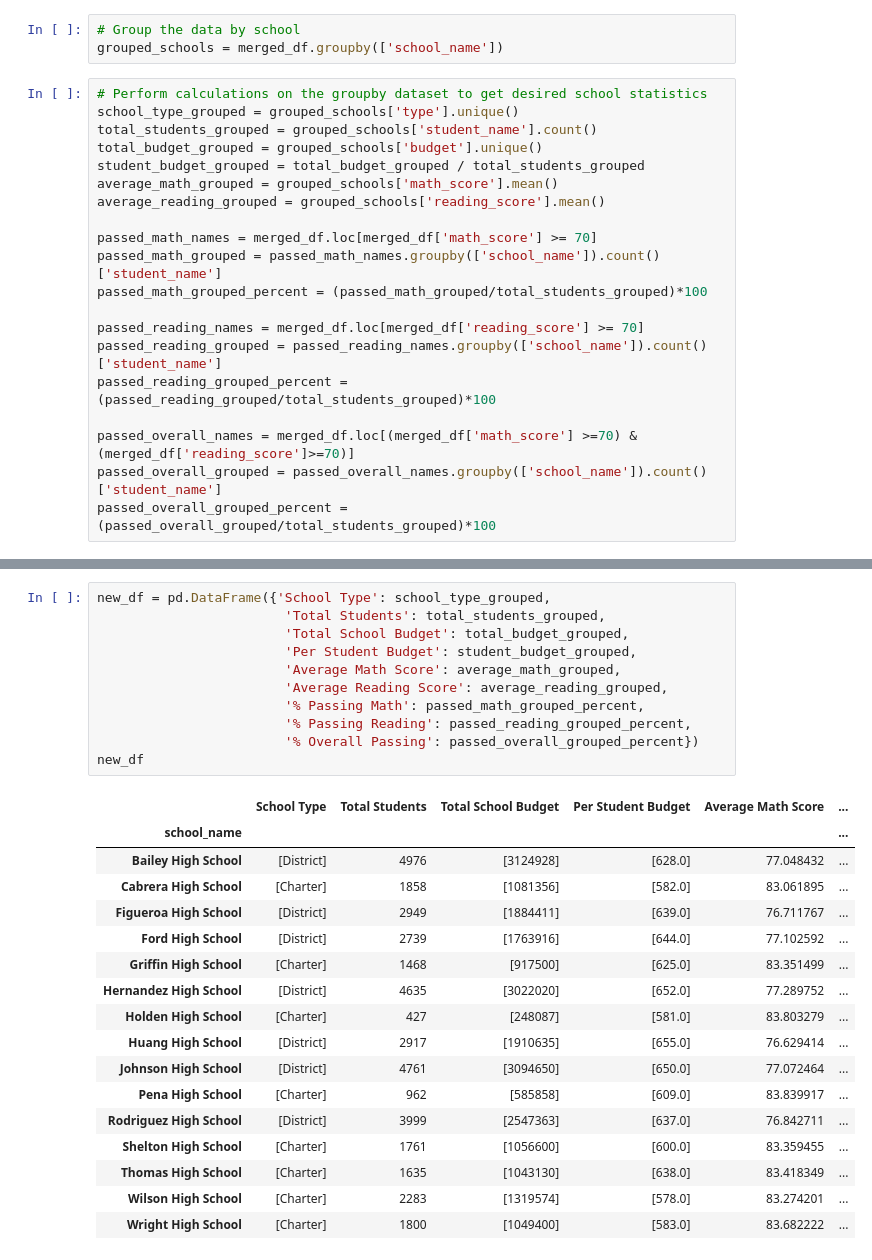
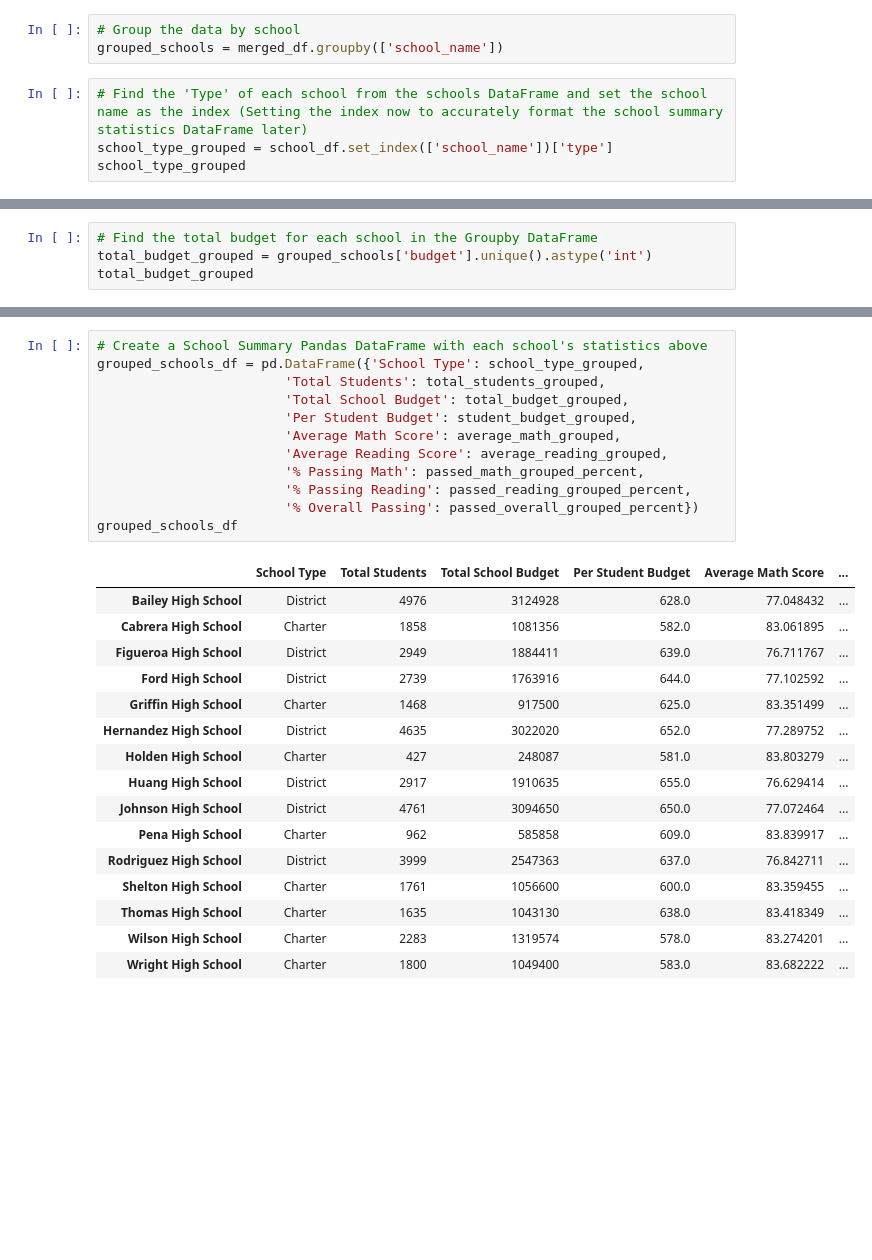
Before and after one commit to golson002/04-Pandas-Challenge, a Jupyter notebook: PyCitySchools/PyCitySchools_Submission.ipynb, the cells around one changed output, grey strips where cells are left out. Drawn from its saved outputs; the diff is of its cells as text; blank space fills up the shorter version.

```diff
--- a/PyCitySchools/PyCitySchools_Submission.ipynb
+++ b/PyCitySchools/PyCitySchools_Submission.ipynb
@@ -56,22 +104,6 @@ district_df
 # Group the data by school
 grouped_schools = merged_df.groupby(['school_name'])
 # %%
-# Perform calculations on the groupby dataset to get desired school statistics
-school_type_grouped = grouped_schools['type'].unique()
-total_students_grouped = grouped_schools['student_name'].count()
-total_budget_grouped = grouped_schools['budget'].unique()
-student_budget_grouped = total_budget_grouped / total_students_grouped
-average_math_grouped = grouped_schools['math_score'].mean()
-average_reading_grouped = grouped_schools['reading_score'].mean()
-
-passed_math_names = merged_df.loc[merged_df['math_score'] >= 70]
-passed_math_grouped = passed_math_names.groupby(['school_name']).count()['student_name']
-passed_math_grouped_percent = (passed_math_grouped/total_students_grouped)*100
-
-passed_reading_names = merged_df.loc[merged_df['reading_score'] >= 70]
-passed_reading_grouped = passed_reading_names.groupby(['school_name']).count()['student_name']
-passed_reading_grouped_percent = (passed_reading_grouped/total_students_grouped)*100
-
-passed_overall_names = merged_df.loc[(merged_df['math_score'] >=70) & (merged_df['reading_score']>=70)]
-passed_overall_grouped = passed_overall_names.groupby(['school_name']).count()['student_name']
-passed_overall_grouped_percent = (passed_overall_grouped/total_students_grouped)*100
+# Find the 'Type' of each school from the schools DataFrame and set the school name as the index (Setting the index now to accurately format the school summary statistics DataFrame later)
+school_type_grouped = school_df.set_index(['school_name'])['type']
+school_type_grouped
@@ -77,0 +150,4 @@ passed_overall_grouped_percent = (passed_overall_grouped/total_students_grouped)
+# %%
+# Find the total budget for each school in the Groupby DataFrame
+total_budget_grouped = grouped_schools['budget'].unique().astype('int')
+total_budget_grouped
@@ -78,29 +316,29 @@ passed_overall_grouped_percent = (passed_overall_grouped/total_students_grouped)
 # %%
-new_df = pd.DataFrame({'School Type': school_type_grouped,
+# Create a School Summary Pandas DataFrame with each school's statistics above
+grouped_schools_df = pd.DataFrame({'School Type': school_type_grouped,
                         'Total Students': total_students_grouped,
                         'Total School Budget': total_budget_grouped,
                         'Per Student Budget': student_budget_grouped,
                         'Average Math Score': average_math_grouped,
                         'Average Reading Score': average_reading_grouped,
                         '% Passing Math': passed_math_grouped_percent,
                         '% Passing Reading': passed_reading_grouped_percent,
                         '% Overall Passing': passed_overall_grouped_percent})
-new_df
+grouped_schools_df
 # %% [output]
 |  | School Type | Total Students | Total School Budget | Per Student Budget | Average Math Score | ... |
-| school_name |  |  |  |  |  | ... |
-| Bailey High School | [District] | 4976 | [3124928] | [628.0] | 77.048432 | ... |
-| Cabrera High School | [Charter] | 1858 | [1081356] | [582.0] | 83.061895 | ... |
-| Figueroa High School | [District] | 2949 | [1884411] | [639.0] | 76.711767 | ... |
-| Ford High School | [District] | 2739 | [1763916] | [644.0] | 77.102592 | ... |
-| Griffin High School | [Charter] | 1468 | [917500] | [625.0] | 83.351499 | ... |
-| Hernandez High School | [District] | 4635 | [3022020] | [652.0] | 77.289752 | ... |
-| Holden High School | [Charter] | 427 | [248087] | [581.0] | 83.803279 | ... |
-| Huang High School | [District] | 2917 | [1910635] | [655.0] | 76.629414 | ... |
-| Johnson High School | [District] | 4761 | [3094650] | [650.0] | 77.072464 | ... |
-| Pena High School | [Charter] | 962 | [585858] | [609.0] | 83.839917 | ... |
-| Rodriguez High School | [District] | 3999 | [2547363] | [637.0] | 76.842711 | ... |
-| Shelton High School | [Charter] | 1761 | [1056600] | [600.0] | 83.359455 | ... |
-| Thomas High School | [Charter] | 1635 | [1043130] | [638.0] | 83.418349 | ... |
-| Wilson High School | [Charter] | 2283 | [1319574] | [578.0] | 83.274201 | ... |
-| Wright High School | [Charter] | 1800 | [1049400] | [583.0] | 83.682222 | ... |
+| Bailey High School | District | 4976 | 3124928 | 628.0 | 77.048432 | ... |
+| Cabrera High School | Charter | 1858 | 1081356 | 582.0 | 83.061895 | ... |
+| Figueroa High School | District | 2949 | 1884411 | 639.0 | 76.711767 | ... |
+| Ford High School | District | 2739 | 1763916 | 644.0 | 77.102592 | ... |
+| Griffin High School | Charter | 1468 | 917500 | 625.0 | 83.351499 | ... |
+| Hernandez High School | District | 4635 | 3022020 | 652.0 | 77.289752 | ... |
+| Holden High School | Charter | 427 | 248087 | 581.0 | 83.803279 | ... |
+| Huang High School | District | 2917 | 1910635 | 655.0 | 76.629414 | ... |
+| Johnson High School | District | 4761 | 3094650 | 650.0 | 77.072464 | ... |
+| Pena High School | Charter | 962 | 585858 | 609.0 | 83.839917 | ... |
+| Rodriguez High School | District | 3999 | 2547363 | 637.0 | 76.842711 | ... |
+| Shelton High School | Charter | 1761 | 1056600 | 600.0 | 83.359455 | ... |
+| Thomas High School | Charter | 1635 | 1043130 | 638.0 | 83.418349 | ... |
+| Wilson High School | Charter | 2283 | 1319574 | 578.0 | 83.274201 | ... |
+| Wright High School | Charter | 1800 | 1049400 | 583.0 | 83.682222 | ... |
```
Also changed, not shown: parts of 27 cells of this notebook.
